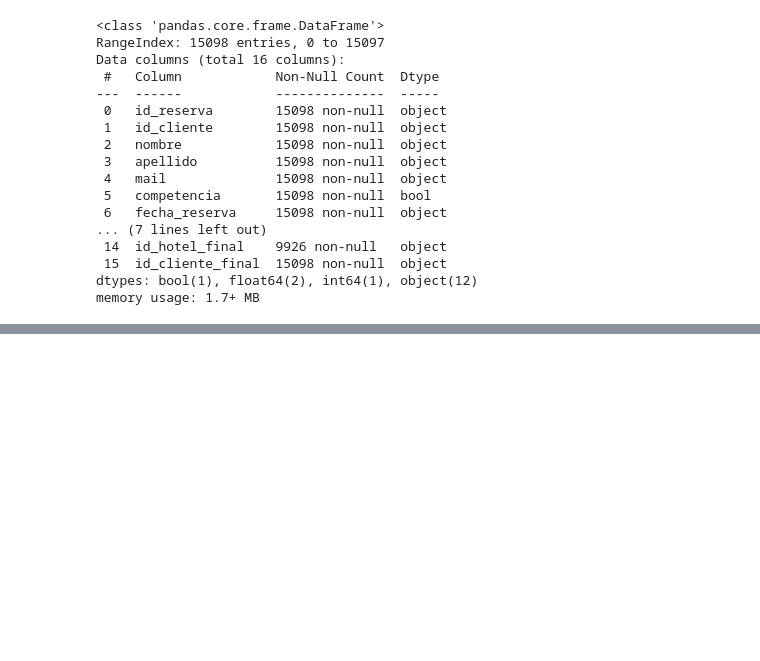
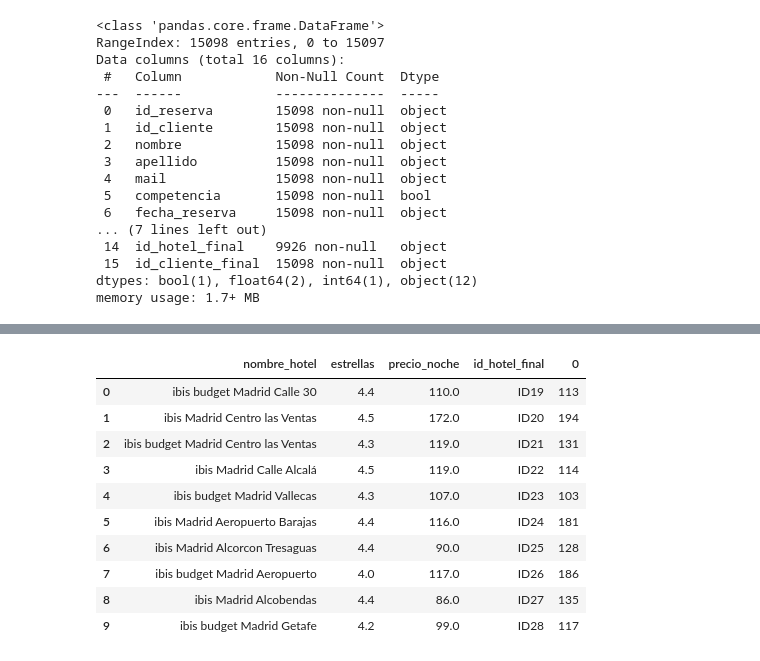
Before and after one commit to AntonioHackio/Proyecto_ETL, a Jupyter notebook: notebooks/EDA.ipynb, the cells around one changed output, grey strips where cells are left out. Cells and saved outputs as stored; diff of their text form; code cells hidden in the pictures; blank space fills up the shorter version.

```diff
--- a/notebooks/EDA.ipynb
+++ b/notebooks/EDA.ipynb
@@ -224,0 +329,4 @@ memory usage: 1.7+ MB
+# %%
+df_hoteles_competencia.rename(columns={'titulo': 'nombre_hotel'}, inplace=True)
+df_hoteles_competencia.rename(columns={'precio': 'precio_noche'}, inplace=True)
+df_hoteles_competencia.info()
@@ -224,0 +345,6 @@ memory usage: 1.7+ MB
+# %%
+df_hoteles_competencia['estrellas'] = pd.to_numeric(df_hoteles_competencia['estrellas'], errors='coerce')
+df_hoteles_competencia['precio_noche'] = pd.to_numeric(df_hoteles_competencia['precio_noche'], errors='coerce')
+df_hoteles_competencia['precio_noche'] = df_hoteles_competencia['precio_noche'].astype(float)
+
+df_hoteles_competencia.info()
@@ -224,0 +363,5 @@ memory usage: 1.7+ MB
+# %%
+hoteles_competencia = df_parquet[(df_parquet["competencia"] == True)]
+num_ids_diferentes = hoteles_competencia["id_hotel"].nunique()
+ids_unicos = hoteles_competencia["id_hotel"].unique()
+ids_unicos
@@ -224,0 +370,3 @@ memory usage: 1.7+ MB
+# %%
+df_id = pd.DataFrame(ids_unicos)
+df_id
@@ -224,0 +385,15 @@ memory usage: 1.7+ MB
+# %%
+df_hoteles_competencia = pd.concat([df_hoteles_competencia, df_id],axis=1)
+df_hoteles_competencia
+# %% [output]
+|  | nombre_hotel | estrellas | precio_noche | id_hotel_final | 0 |
+| 0 | ibis budget Madrid Calle 30 | 4.4 | 110.0 | ID19 | 113 |
+| 1 | ibis Madrid Centro las Ventas | 4.5 | 172.0 | ID20 | 194 |
+| 2 | ibis budget Madrid Centro las Ventas | 4.3 | 119.0 | ID21 | 131 |
+| 3 | ibis Madrid Calle Alcalá | 4.5 | 119.0 | ID22 | 114 |
+| 4 | ibis budget Madrid Vallecas | 4.3 | 107.0 | ID23 | 103 |
+| 5 | ibis Madrid Aeropuerto Barajas | 4.4 | 116.0 | ID24 | 181 |
+| 6 | ibis Madrid Alcorcon Tresaguas | 4.4 | 90.0 | ID25 | 128 |
+| 7 | ibis budget Madrid Aeropuerto | 4.0 | 117.0 | ID26 | 186 |
+| 8 | ibis Madrid Alcobendas | 4.4 | 86.0 | ID27 | 135 |
+| 9 | ibis budget Madrid Getafe | 4.2 | 99.0 | ID28 | 117 |
```
Also changed, not shown: parts of 25 cells of this notebook, 3 other files.
